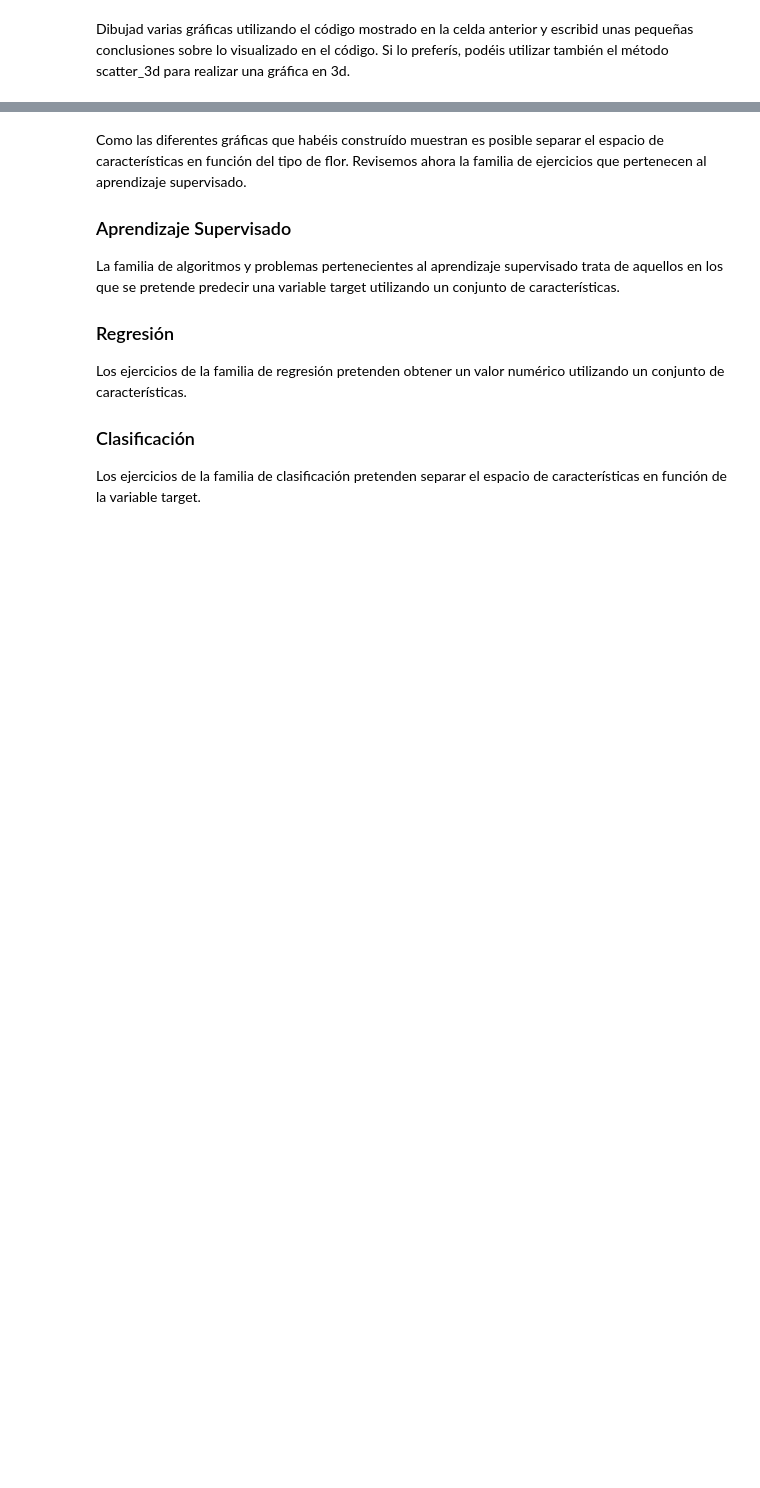
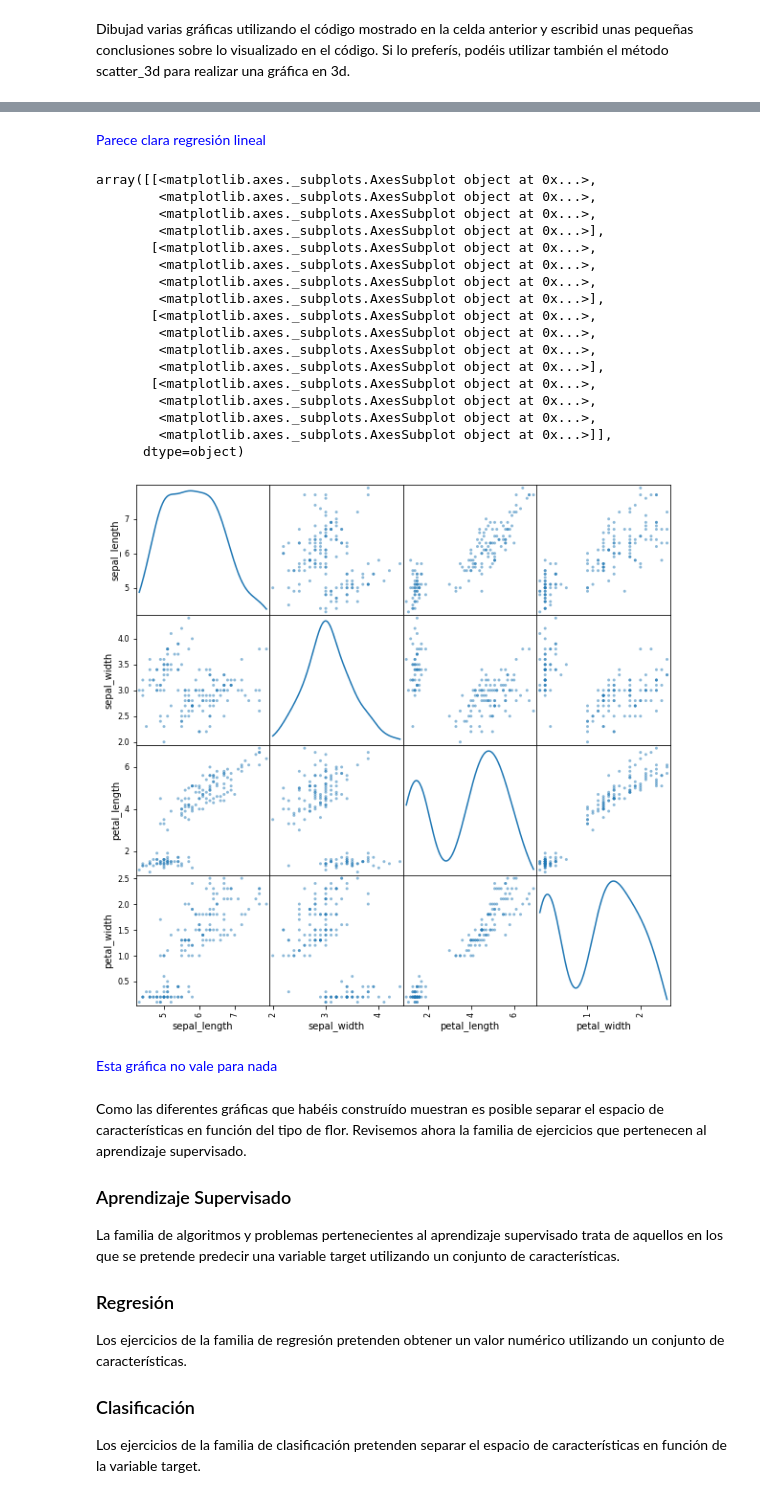
Before and after one commit to P3RI9/IDAL_IA3_DimasMartinez, a Jupyter notebook: Machine_Learning_1.ipynb, the cells around one changed output, grey strips where cells are left out. Cells and saved outputs as stored; diff of their text form; code cells hidden in the pictures; blank space fills up the shorter version.

```diff
--- a/Machine_Learning_1.ipynb
+++ b/Machine_Learning_1.ipynb
@@ -66,3 +143,28 @@ Dibujad varias gráficas utilizando el código mostrado en la celda anterior y e
+# %% [markdown]
+<font color="blue">Parece clara regresión lineal</font>
+# %%
+pd.plotting.scatter_matrix(dataset, figsize=(10.0,10.0), diagonal='kde')
+# %% [output]
+array([[<matplotlib.axes._subplots.AxesSubplot object at 0x...>,
+        <matplotlib.axes._subplots.AxesSubplot object at 0x...>,
+        <matplotlib.axes._subplots.AxesSubplot object at 0x...>,
+        <matplotlib.axes._subplots.AxesSubplot object at 0x...>],
+       [<matplotlib.axes._subplots.AxesSubplot object at 0x...>,
+        <matplotlib.axes._subplots.AxesSubplot object at 0x...>,
+        <matplotlib.axes._subplots.AxesSubplot object at 0x...>,
+        <matplotlib.axes._subplots.AxesSubplot object at 0x...>],
+       [<matplotlib.axes._subplots.AxesSubplot object at 0x...>,
+        <matplotlib.axes._subplots.AxesSubplot object at 0x...>,
+        <matplotlib.axes._subplots.AxesSubplot object at 0x...>,
+        <matplotlib.axes._subplots.AxesSubplot object at 0x...>],
+       [<matplotlib.axes._subplots.AxesSubplot object at 0x...>,
+        <matplotlib.axes._subplots.AxesSubplot object at 0x...>,
+        <matplotlib.axes._subplots.AxesSubplot object at 0x...>,
+        <matplotlib.axes._subplots.AxesSubplot object at 0x...>]],
+      dtype=object)
+[figure, added]
+# %% [markdown]
+<font color="blue"> Esta gráfica no vale para nada</font>
 # %% [markdown]
 Como las diferentes gráficas que habéis construído muestran es posible separar el espacio de características en función del tipo de flor. Revisemos ahora la familia de ejercicios que pertenecen al aprendizaje supervisado.
 
```
Also changed, not shown: parts of 9 cells of this notebook.
